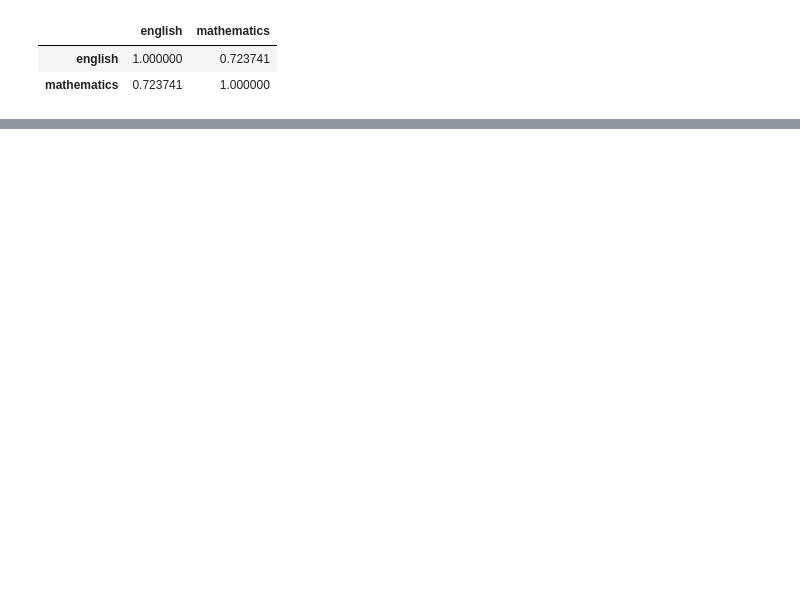
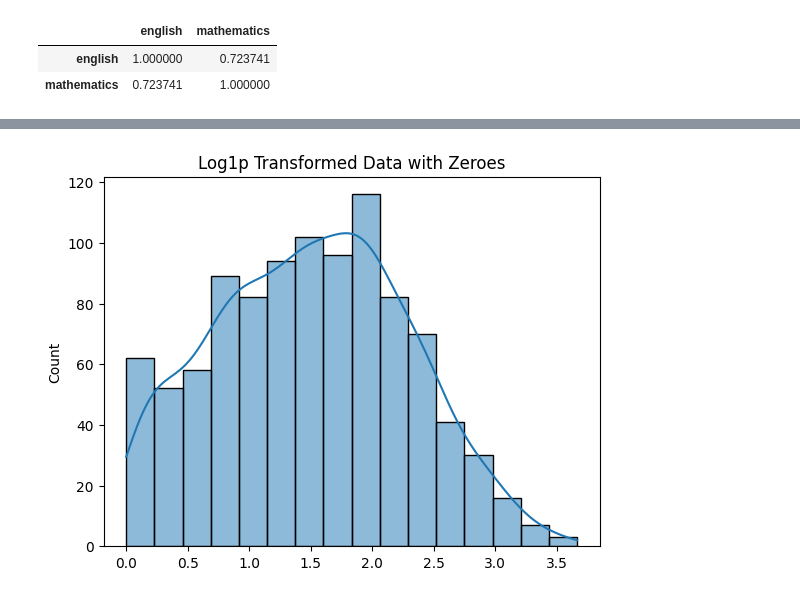
Before and after one commit to bnv20/kdt_2310, a Jupyter notebook: m4_libraries/statistics/stat1_guide.ipynb, the cells around one changed output, grey strips where cells are left out. Saved outputs shown, nothing was run; the diff lists cells and outputs as text; code cells hidden in the pictures; blank space fills up the shorter version.

```diff
--- a/m4_libraries/statistics/stat1_guide.ipynb
+++ b/m4_libraries/statistics/stat1_guide.ipynb
@@ -643,0 +1057,17 @@ sns.heatmap(df[['english','mathematics']].corr(),annot=True)
+# %%
+import numpy as np
+import matplotlib.pyplot as plt
+import seaborn as sns
+
+# Generating a dataset with zeroes
+data_with_zero = np.append(np.random.exponential(scale=5.0, size=999), 0)
+
+# Applying log1p transformation
+log1p_data = np.log1p(data_with_zero)
+
+# Plotting
+sns.histplot(log1p_data, kde=True)
+plt.title('Log1p Transformed Data with Zeroes')
+plt.show()
+# %% [output]
+[figure, added]
```
Also changed, not shown: parts of 49 cells of this notebook, 1 other file.
